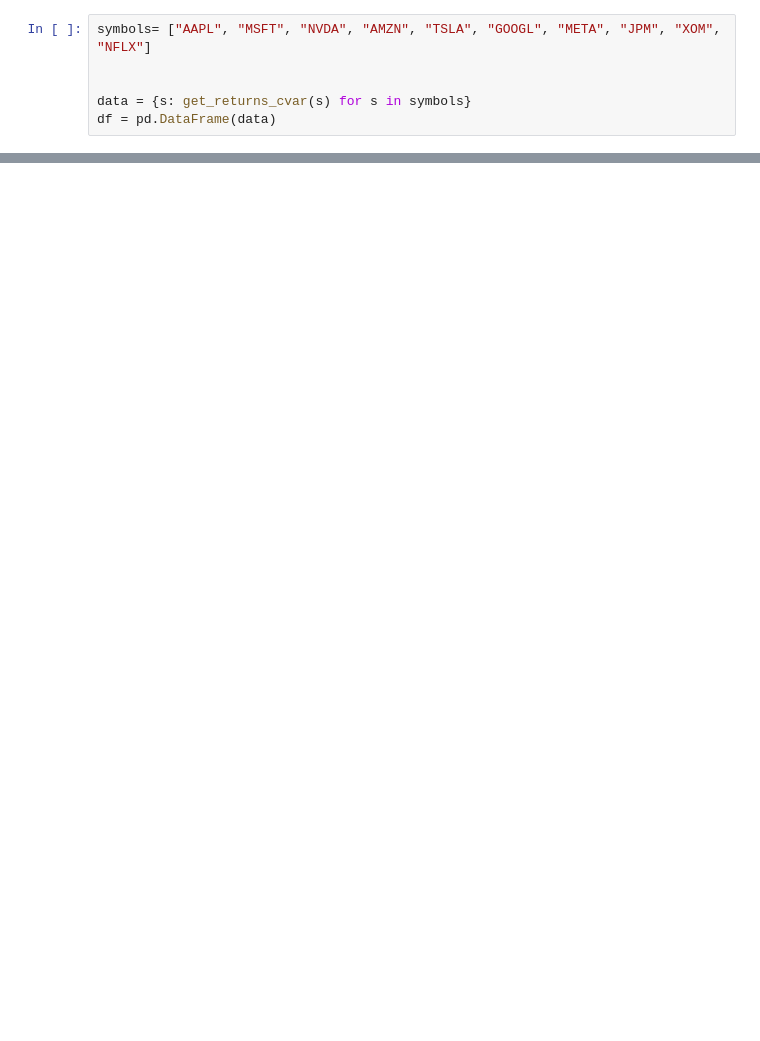
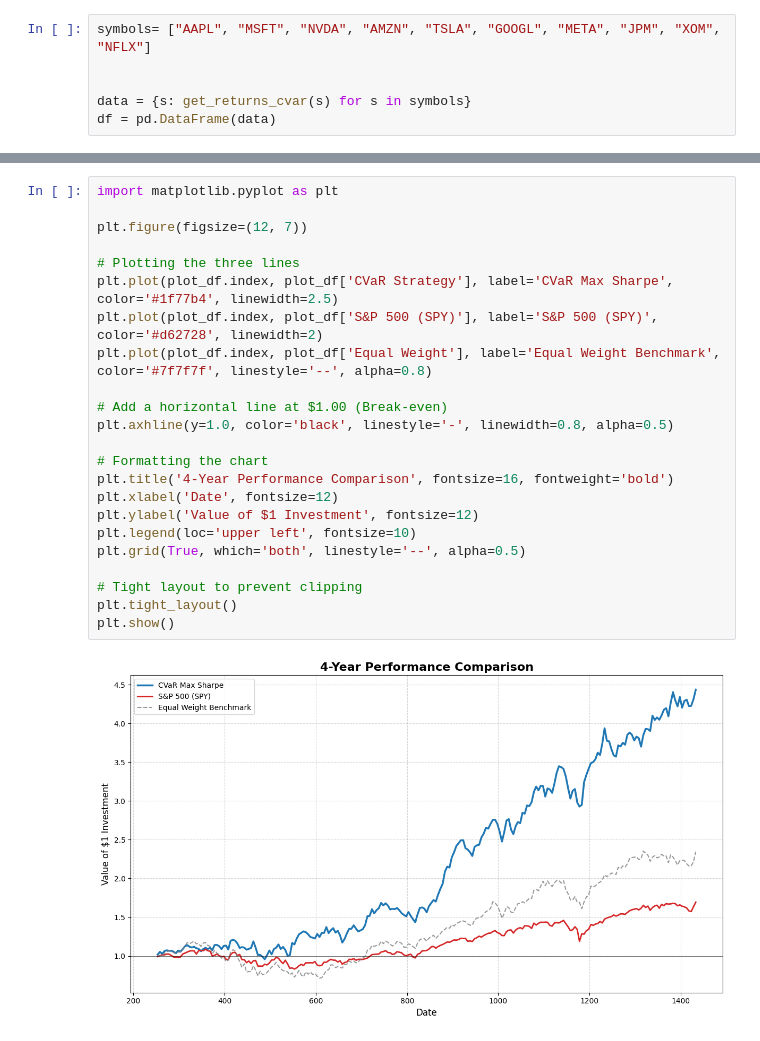
Before and after one commit to ikergomezgarza/Empezando, a Jupyter notebook: proyects/P11_/p11_learn.ipynb, the cells around one changed output, grey strips where cells are left out. Drawn from its saved outputs; the diff is of its cells as text; blank space fills up the shorter version.

```diff
--- a/proyects/P11_/p11_learn.ipynb
+++ b/proyects/P11_/p11_learn.ipynb
@@ -233,0 +211,25 @@ plt.show()
+# %%
+import matplotlib.pyplot as plt
+
+plt.figure(figsize=(12, 7))
+
+# Plotting the three lines
+plt.plot(plot_df.index, plot_df['CVaR Strategy'], label='CVaR Max Sharpe', color='#1f77b4', linewidth=2.5)
+plt.plot(plot_df.index, plot_df['S&P 500 (SPY)'], label='S&P 500 (SPY)', color='#d62728', linewidth=2)
+plt.plot(plot_df.index, plot_df['Equal Weight'], label='Equal Weight Benchmark', color='#7f7f7f', linestyle='--', alpha=0.8)
+
+# Add a horizontal line at $1.00 (Break-even)
+plt.axhline(y=1.0, color='black', linestyle='-', linewidth=0.8, alpha=0.5)
+
+# Formatting the chart
+plt.title('4-Year Performance Comparison', fontsize=16, fontweight='bold')
+plt.xlabel('Date', fontsize=12)
+plt.ylabel('Value of $1 Investment', fontsize=12)
+plt.legend(loc='upper left', fontsize=10)
+plt.grid(True, which='both', linestyle='--', alpha=0.5)
+
+# Tight layout to prevent clipping
+plt.tight_layout()
+plt.show()
+# %% [output]
+[figure, added]
```
Also changed, not shown: parts of 15 cells of this notebook, 2 other files.
